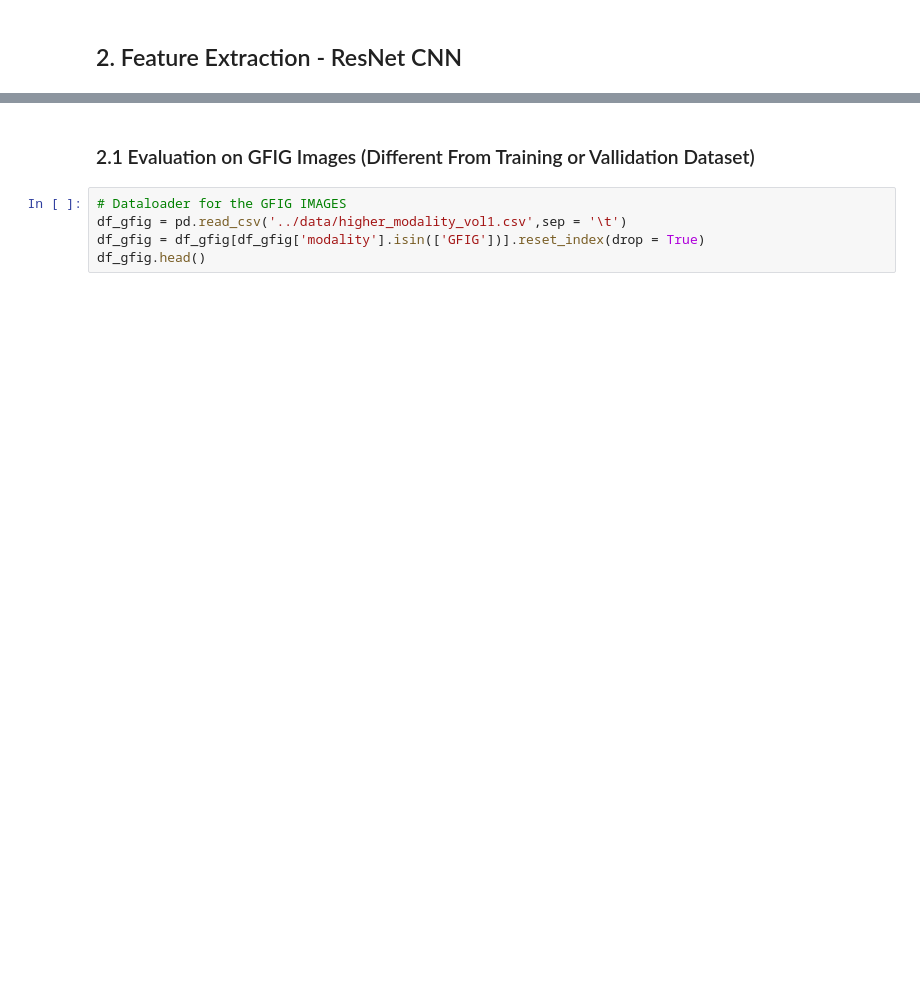
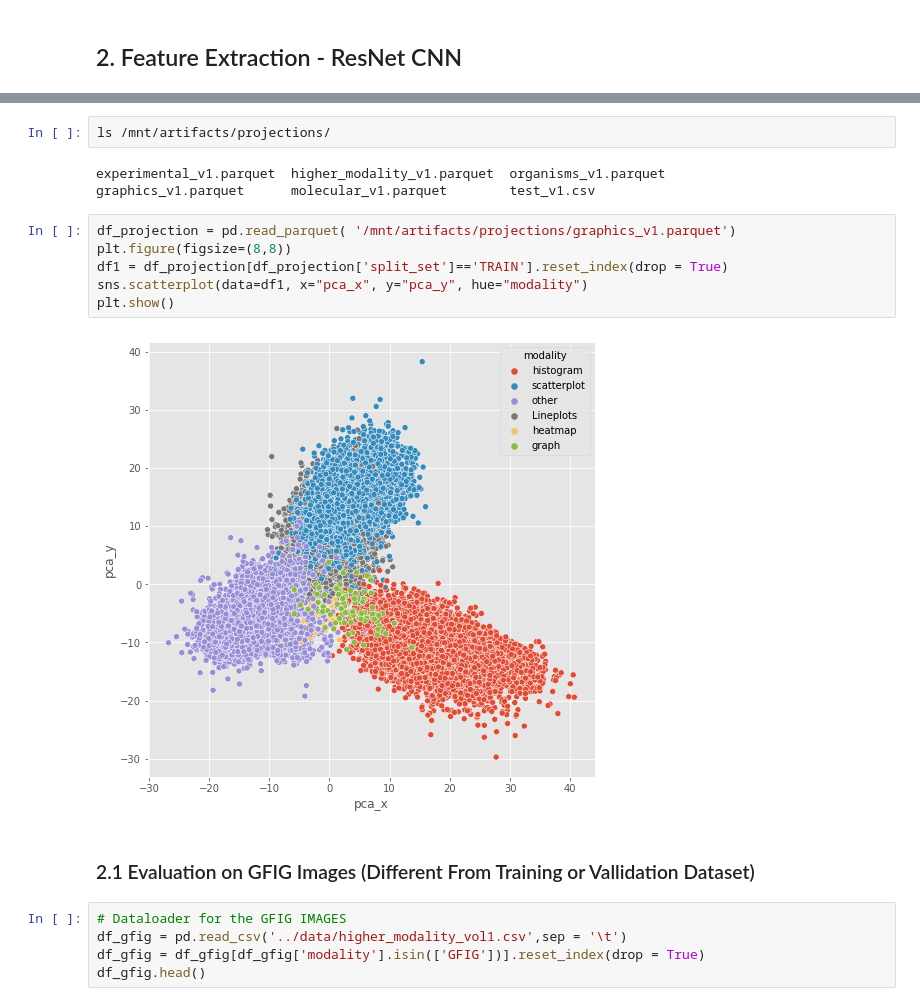
Before and after one commit to jtrells/biomedical-image-classification, a Jupyter notebook: nb/07.Embedding Graphics Dataset.ipynb, the cells around one changed output, grey strips where cells are left out. Cells and saved outputs as stored; diff of their text form; blank space fills up the shorter version.

```diff
--- a/nb/07.Embedding Graphics Dataset.ipynb
+++ b/nb/07.Embedding Graphics Dataset.ipynb
@@ -87,3 +102,16 @@ Children Counter:  9  Layer Name:  fc
+# %%
+ls /mnt/artifacts/projections/
+# %% [output]
+experimental_v1.parquet  higher_modality_v1.parquet  organisms_v1.parquet
+graphics_v1.parquet      molecular_v1.parquet        test_v1.csv
+# %%
+df_projection = pd.read_parquet( '/mnt/artifacts/projections/graphics_v1.parquet')
+plt.figure(figsize=(8,8))
+df1 = df_projection[df_projection['split_set']=='TRAIN'].reset_index(drop = True)
+sns.scatterplot(data=df1, x="pca_x", y="pca_y", hue="modality")
+plt.show()
+# %% [output]
+[figure, added]
 # %% [markdown]
 ### 2.1 Evaluation on GFIG Images (Different From Training or Vallidation Dataset)
 # %%
```
Also changed, not shown: parts of 5 cells of this notebook, 7 other files.
